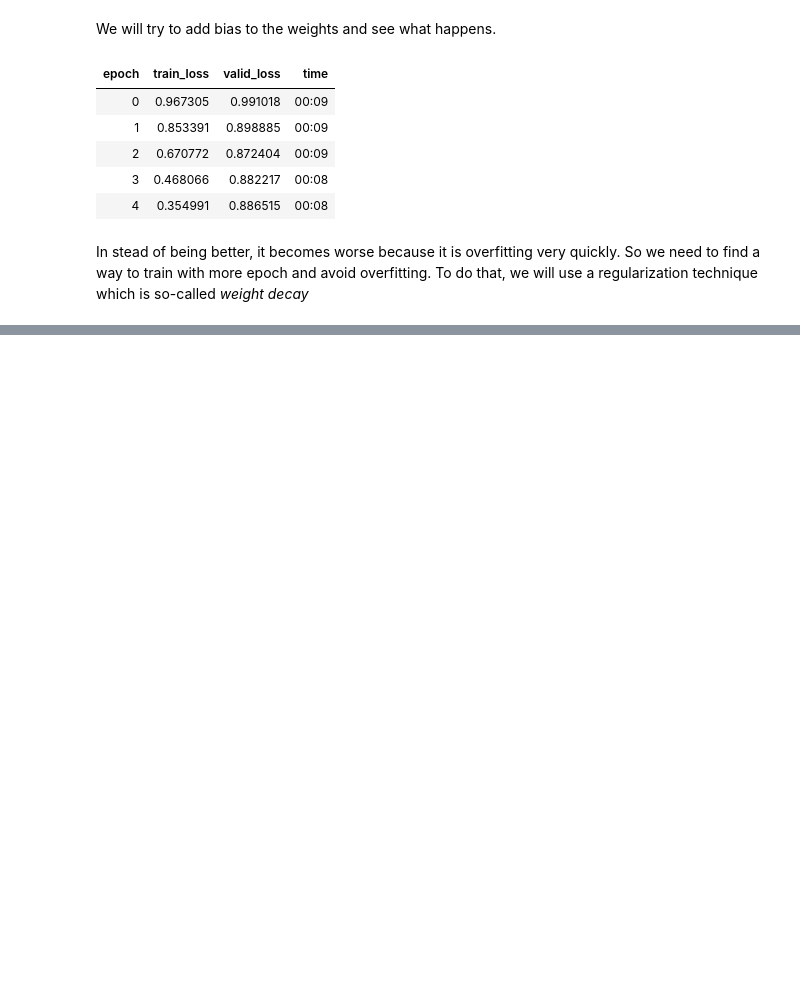
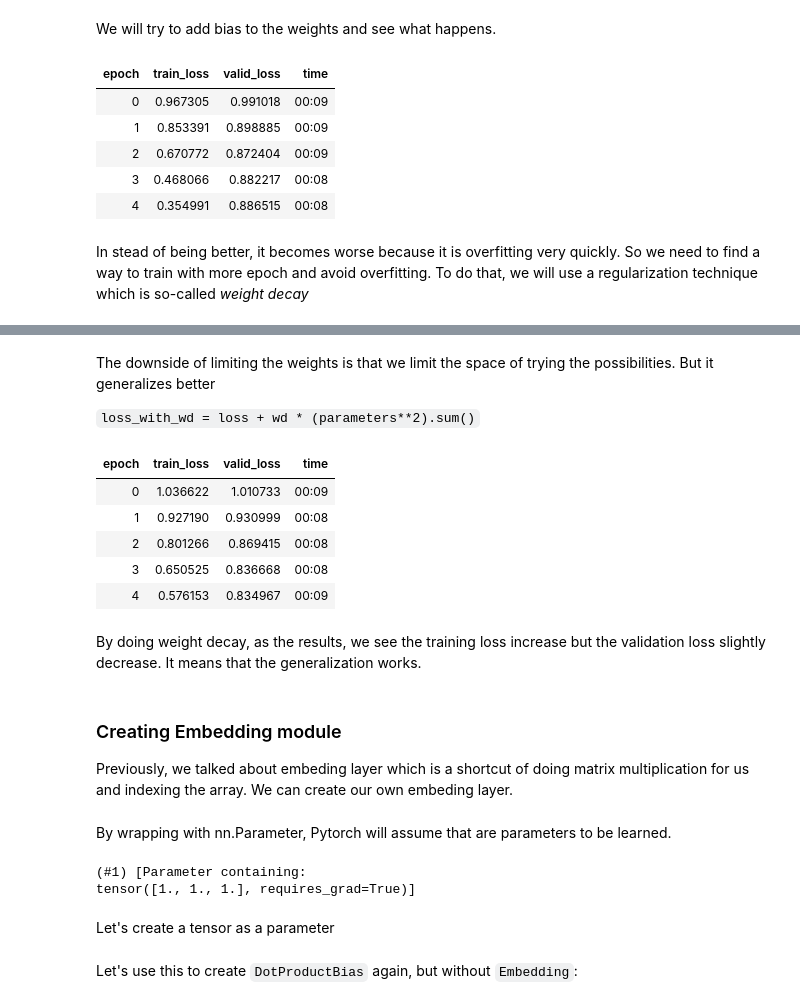
Before and after one commit to dnlam/fastblog, a Jupyter notebook: _notebooks/2022-03-27-Collaborative_filtering.ipynb, the cells around one changed output, grey strips where cells are left out. Saved outputs shown, nothing was run; the diff lists cells and outputs as text; code cells hidden in the pictures; blank space fills up the shorter version.

```diff
--- a/_notebooks/2022-03-27-Collaborative_filtering.ipynb
+++ b/_notebooks/2022-03-27-Collaborative_filtering.ipynb
@@ -217,0 +223,23 @@ In stead of being better, it becomes worse because it is overfitting very quickl
+# %% [markdown]
+The downside of limiting the weights is that we limit the space of trying the possibilities. But it generalizes better
+
+``
+loss_with_wd = loss + wd * (parameters**2).sum()
+``
+# %%
+model = DotProductBias(n_users,n_movies,50)
+
+learn = Learner(dls,model,loss_func=MSELossFlat())
+learn.fit_one_cycle(5,5e-3,wd=0.1)
+# %% [output]
+| epoch | train_loss | valid_loss | time |
+| 0 | 1.036622 | 1.010733 | 00:09 |
+| 1 | 0.927190 | 0.930999 | 00:08 |
+| 2 | 0.801266 | 0.869415 | 00:08 |
+| 3 | 0.650525 | 0.836668 | 00:08 |
+| 4 | 0.576153 | 0.834967 | 00:09 |
+# %% [markdown]
+By doing weight decay, as the results, we see the training loss increase but the validation loss slightly decrease. It means that the generalization works.
+# %% [markdown]
+### Creating Embedding module
+Previously, we talked about embeding layer which is a shortcut of doing matrix multiplication for us and indexing the array. We can create our own embeding layer.
@@ -217,0 +249,9 @@ In stead of being better, it becomes worse because it is overfitting very quickl
+# %% [markdown]
+By wrapping with nn.Parameter, Pytorch will assume that are parameters to be learned.
+# %%
+L(T().parameters())
+# %% [output]
+(#1) [Parameter containing:
+tensor([1., 1., 1.], requires_grad=True)]
+# %% [markdown]
+Let's create a tensor as a parameter
@@ -217,0 +261,2 @@ In stead of being better, it becomes worse because it is overfitting very quickl
+# %% [markdown]
+Let's use this to create `DotProductBias` again, but without `Embedding`:
```
Also changed, not shown: parts of 21 cells of this notebook.
